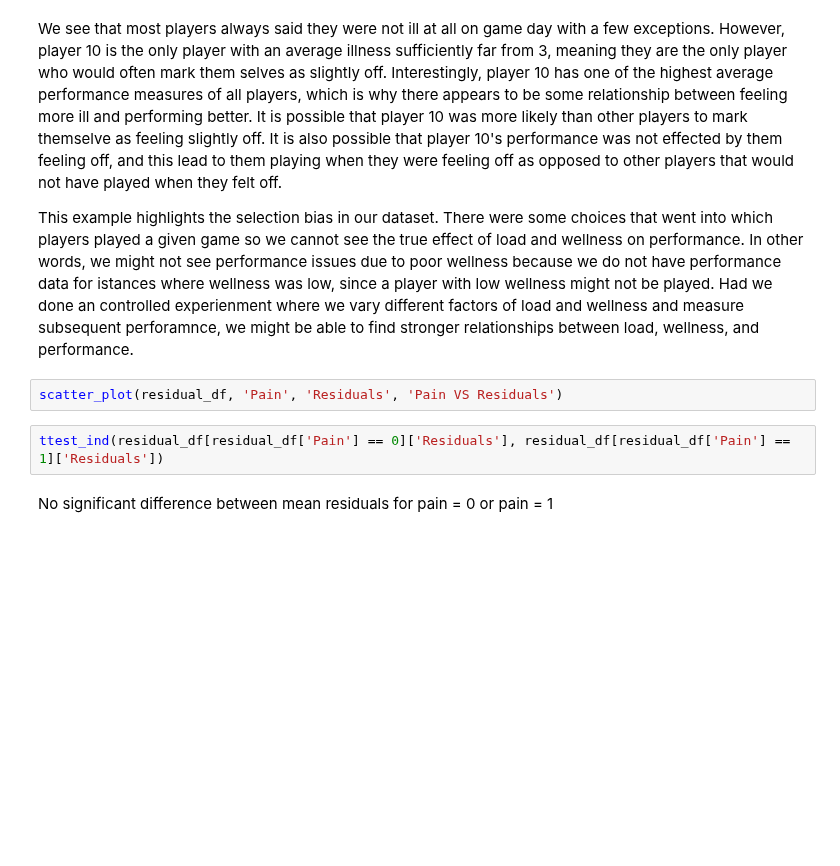
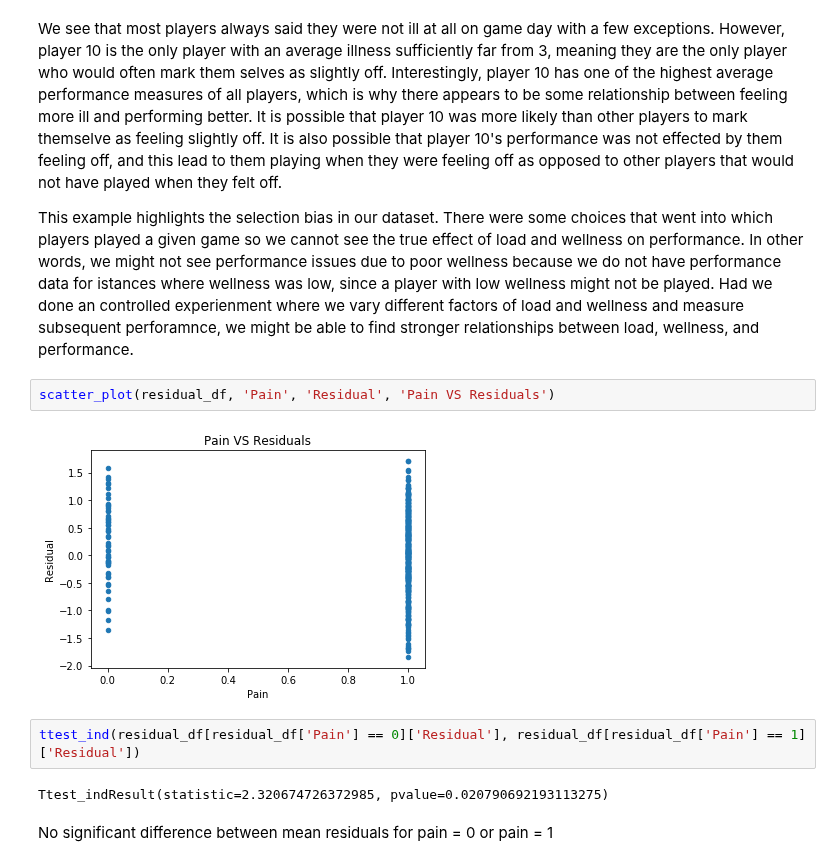
Before and after one commit to JoeRoussy/sta2453-project-1, a Jupyter notebook: fill_in_missing_rpe_data.ipynb, the cells around one changed output. Cells and saved outputs as stored; diff of their text form; blank space fills up the shorter version.

Commit message:
changed the residuals to residual.

```diff
--- a/fill_in_missing_rpe_data.ipynb
+++ b/fill_in_missing_rpe_data.ipynb
@@ -621,9 +641,13 @@ We see that most players always said they were not ill at all on game day with a
 
 This example highlights the selection bias in our dataset. There were some choices that went into which players played a given game so we cannot see the true effect of load and wellness on performance. In other words, we might not see performance issues due to poor wellness because we do not have performance data for istances where wellness was low, since a player with low wellness might not be played. Had we done an controlled experienment where we vary different factors of load and wellness and measure subsequent perforamnce, we might be able to find stronger relationships between load, wellness, and performance.
 # %%
-scatter_plot(residual_df, 'Pain', 'Residuals', 'Pain VS Residuals')
+scatter_plot(residual_df, 'Pain', 'Residual', 'Pain VS Residuals')
+# %% [output]
+[figure, added]
 # %%
-ttest_ind(residual_df[residual_df['Pain'] == 0]['Residuals'], residual_df[residual_df['Pain'] == 1]['Residuals'])
+ttest_ind(residual_df[residual_df['Pain'] == 0]['Residual'], residual_df[residual_df['Pain'] == 1]['Residual'])
+# %% [output]
+Ttest_indResult(statistic=2.320674726372985, pvalue=0.020790692193113275)
 # %% [markdown]
 No significant difference between mean residuals for pain = 0 or pain = 1
 # %%
```
Also changed, not shown: parts of 21 cells of this notebook.
